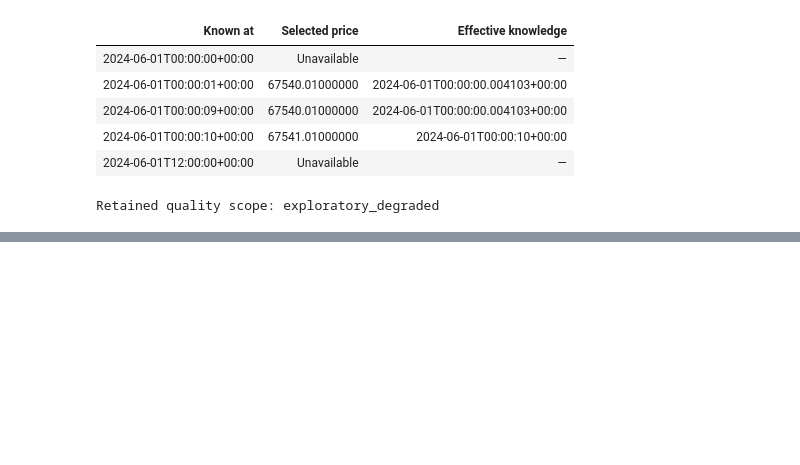
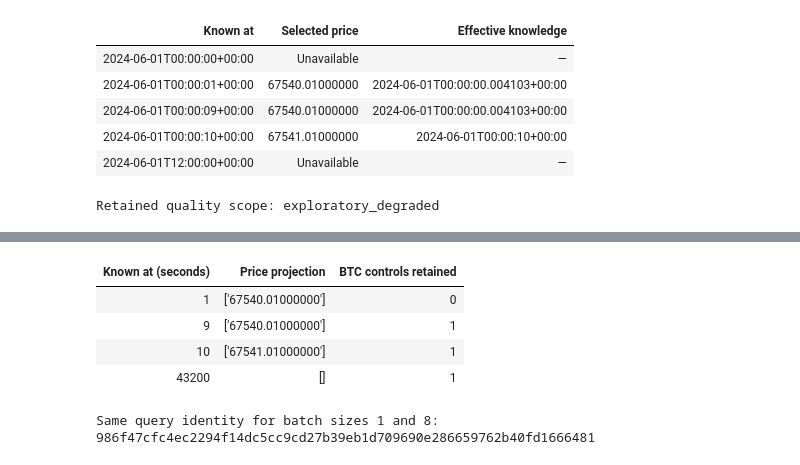
Before and after one commit to lixuanguang/alpha-research-lab-private, a Jupyter notebook: examples/research-foundations.ipynb, the cells around one changed output, grey strips where cells are left out. Saved outputs shown, nothing was run; the diff lists cells and outputs as text; code cells hidden in the pictures; blank space fills up the shorter version.

Commit message:
Implement MR 19 bounded reference queries and retained history

```diff
--- a/examples/research-foundations.ipynb
+++ b/examples/research-foundations.ipynb
@@ -867,0 +983,49 @@ The next dataset work is bounded reading in MR 19 and LOB adapters in MR 25.
+# %%
+query_results = []
+for seconds in (1, 9, 10, 43_200):
+    batches = list(
+        query.batches(
+            (binding.instrument.instrument_id,),
+            start=start,
+            end=binding.end,
+            known_at=start + timedelta(seconds=seconds),
+            columns=("price",),
+            batch_size=1,
+        )
+    )
+    market = [row for batch in batches for row in batch.rows if isinstance(row, QueryMarketRow)]
+    controls = [row for batch in batches for row in batch.rows if isinstance(row, Occurrence)]
+    assert all(row.request == binding for row in controls)
+    assert all(len(batch.rows) <= 1 and len(batch.evidence) == 1 for batch in batches)
+    query_results.append((seconds, [str(row.values[0]) for row in market], len(controls)))
+assert query_results == [
+    (1, ["67540.01000000"], 0),
+    (9, ["67540.01000000"], 1),
+    (10, ["67541.01000000"], 1),
+    (43_200, [], 1),
+]
+NotebookDisplay.show_table(
+    ("Known at (seconds)", "Price projection", "BTC controls retained"), query_results
+)
+large_batches = list(
+    query.batches(
+        (binding.instrument.instrument_id,),
+        start=start,
+        end=binding.end,
+        known_at=start + timedelta(hours=12),
+        columns=("price",),
+        batch_size=8,
+    )
+)
+assert large_batches[0].identity == batches[0].identity
+assert tuple(row for batch in large_batches for row in batch.rows) == tuple(
+    row for batch in batches for row in batch.rows
+)
+print("Same query identity for batch sizes 1 and 8:", batches[0].identity)
+# %% [output]
+| Known at (seconds) | Price projection | BTC controls retained |
+| 1 | ['67540.01000000'] | 0 |
+| 9 | ['67540.01000000'] | 1 |
+| 10 | ['67541.01000000'] | 1 |
+| 43200 | [] | 1 |
+Same query identity for batch sizes 1 and 8: 986f47cfc4ec2294f14dc5cc9cd27b39eb1d709690e286659762b40fd1666481
```
Also changed, not shown: parts of 11 cells of this notebook, 7 other files.
